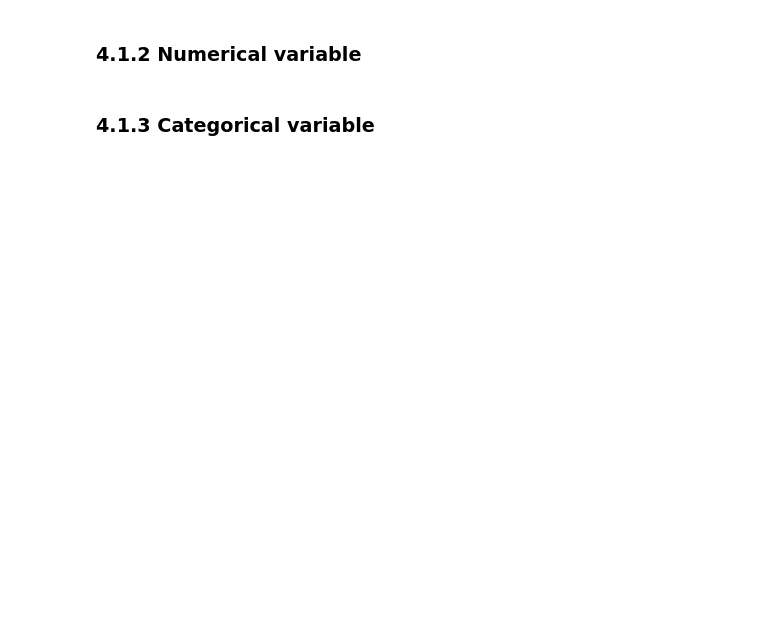
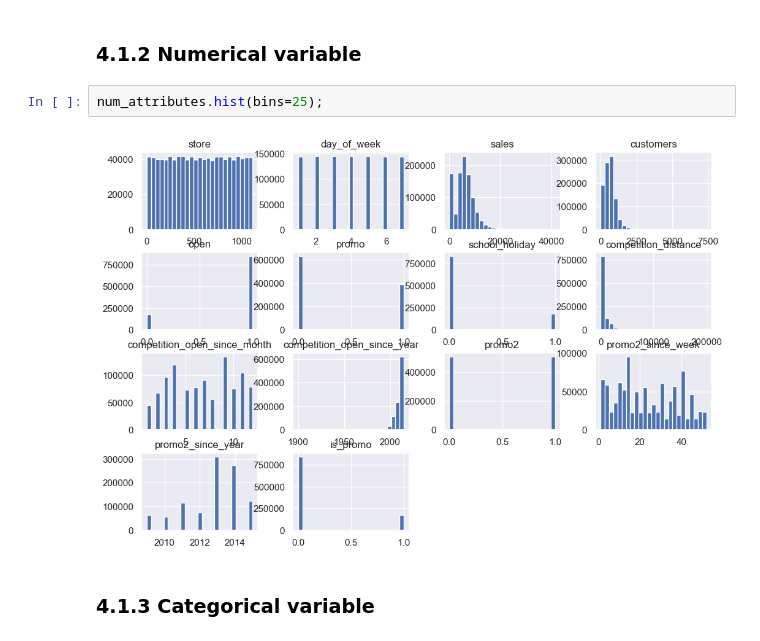
Before and after one commit to gabra7310/rossmann_sales_prediction, a Jupyter notebook: notebooks/rossmann_sales_prediction.ipynb, the cells around one changed output. Drawn from its saved outputs; the diff is of its cells as text; blank space fills up the shorter version.

```diff
--- a/notebooks/rossmann_sales_prediction.ipynb
+++ b/notebooks/rossmann_sales_prediction.ipynb
@@ -419,4 +459,8 @@ df4 = df3.copy()
 # %% [markdown]
 ### 4.1.2 Numerical variable
+# %%
+num_attributes.hist(bins=25);
+# %% [output]
+[figure, added]
 # %% [markdown]
 ### 4.1.3 Categorical variable
```
Also changed, not shown: parts of 54 cells of this notebook, 4 other files.
